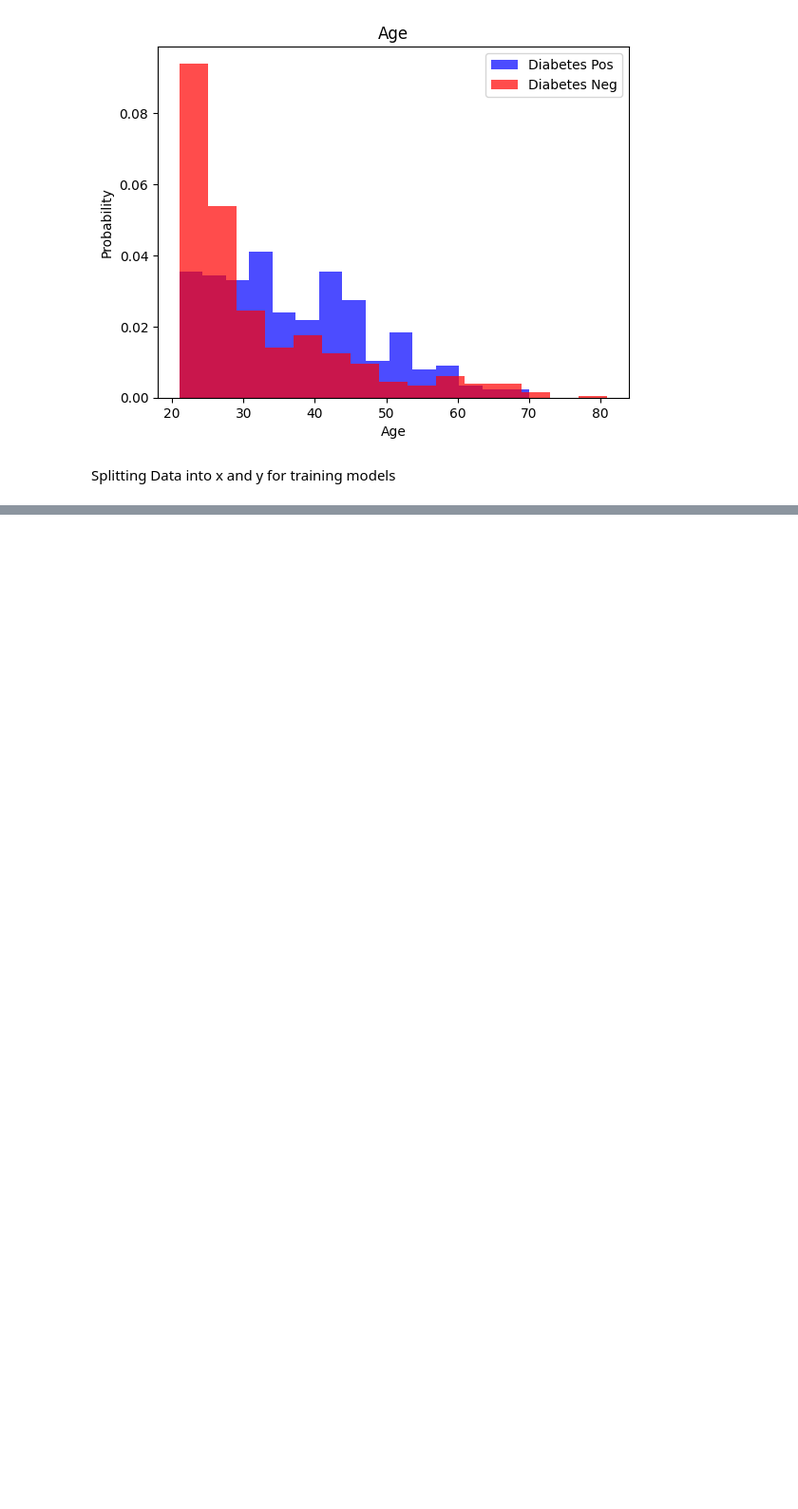
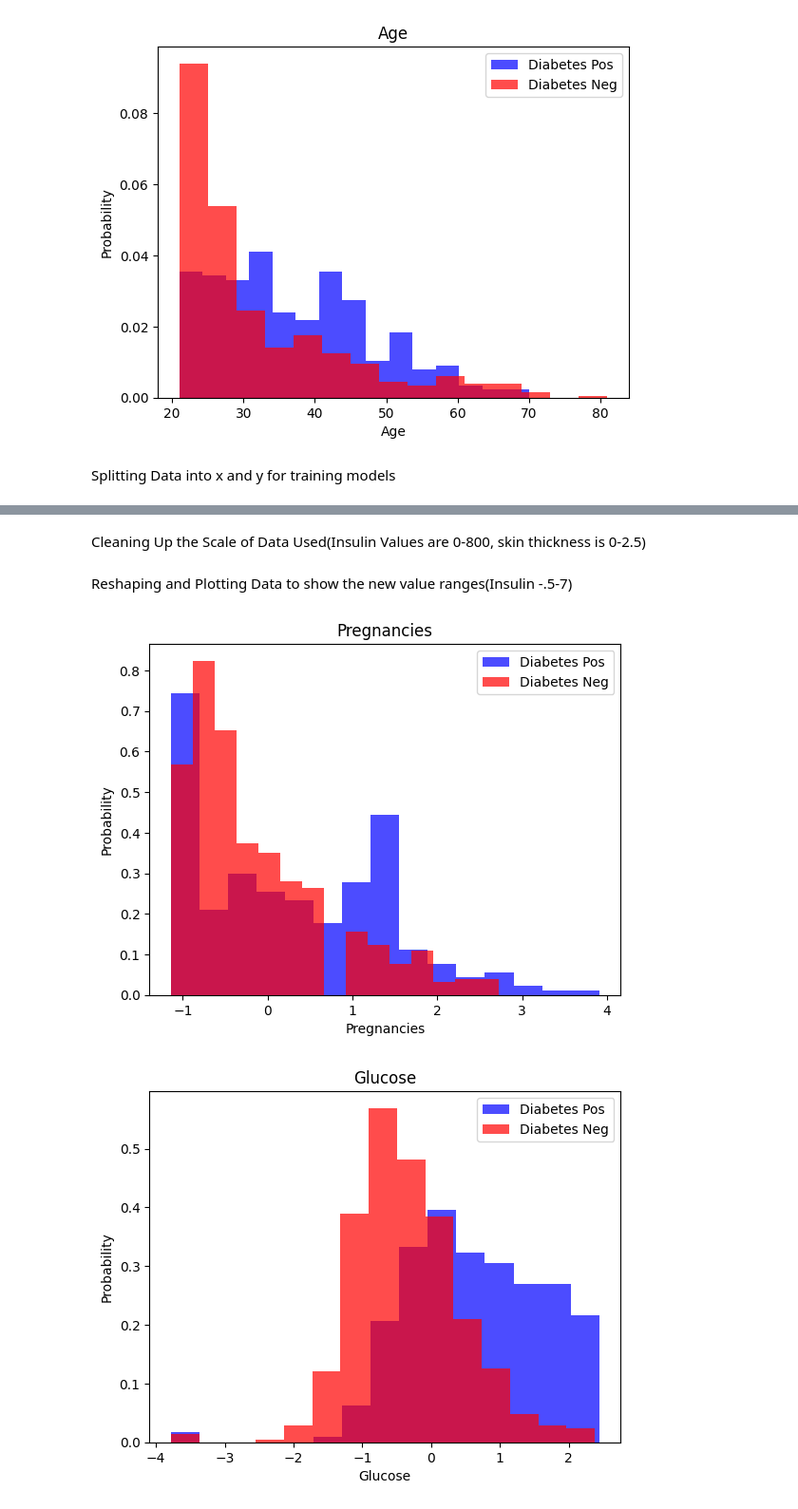
Before and after one commit to zairefrazier/NeuNetTextClass, a Jupyter notebook: diabetesNet.ipynb, the cells around one changed output, grey strips where cells are left out. Shown at 95% size. Drawn from its saved outputs; the diff is of its cells as text; code cells hidden in the pictures; blank space fills up the shorter version.

Commit message:
Rsshaping and Ploting New Data Ranges

```diff
--- a/diabetesNet.ipynb
+++ b/diabetesNet.ipynb
@@ -71,0 +93,29 @@ model.evaluate(x_train,y_train)
+# %% [markdown]
+Cleaning Up the Scale of Data Used(Insulin Values are 0-800, skin thickness is 0-2.5)
+# %%
+X_1 = df[df.columns[:-1]].values
+
+Y_1 = df[df.columns[-1]].values
+# %%
+from sklearn.preprocessing import StandardScaler
+
+scaler = StandardScaler()
+X_1 = scaler.fit_transform(X_1)
+# %% [markdown]
+Reshaping and Plotting Data to show the new value ranges(Insulin -.5-7)
+# %%
+data = np.hstack((X_1, np.reshape(y,(-1,1))))
+transformed_df = pd.DataFrame(data, columns=df.columns)
+# %%
+for i in range(len(df.columns[:-1])):
+    label = df.columns[i]
+    plt.hist(transformed_df[transformed_df['Outcome']==1][label],color='blue', label='Diabetes Pos', alpha = 0.7, density=True, bins=15)
+    plt.hist(transformed_df[transformed_df['Outcome']==0][label],color='red', label='Diabetes Neg', alpha = 0.7, density=True, bins=15)
+    plt.title(label)
+    plt.ylabel('Probability')
+    plt.xlabel(label)
+    plt.legend()
+    plt.show()
+# %% [output]
+[figure, added]
+[figure, added]
```
Also changed, not shown: parts of 3 cells of this notebook.
